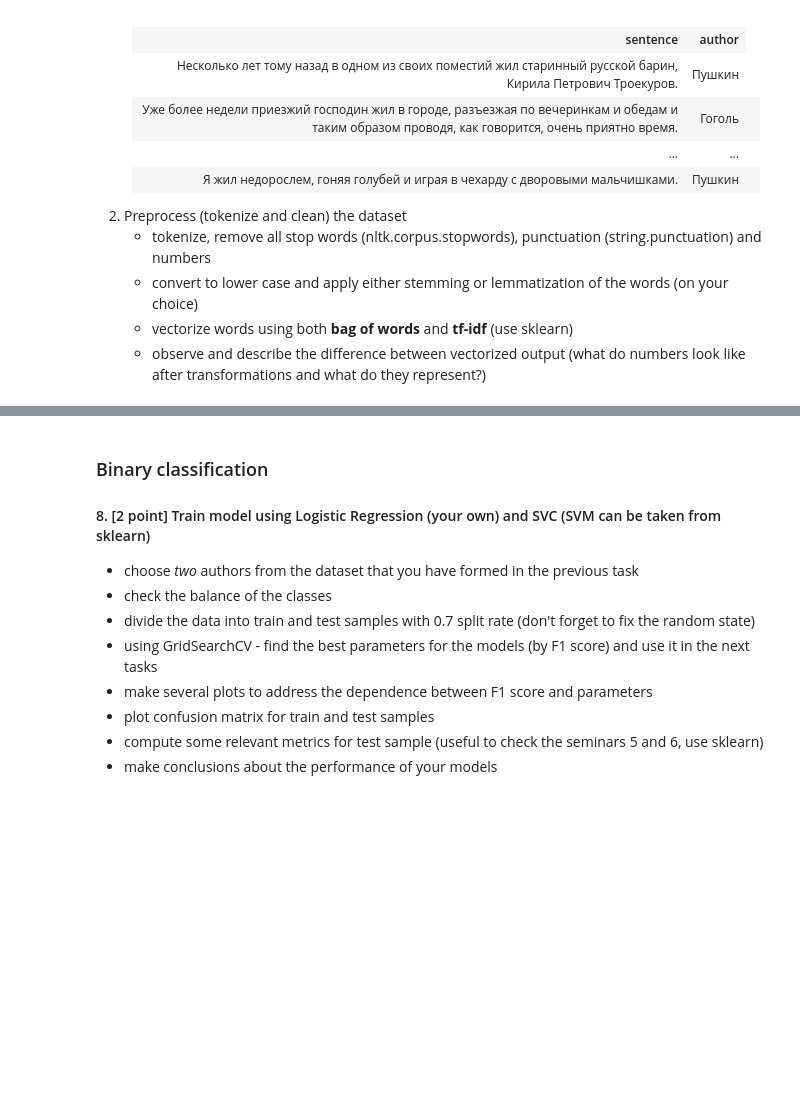
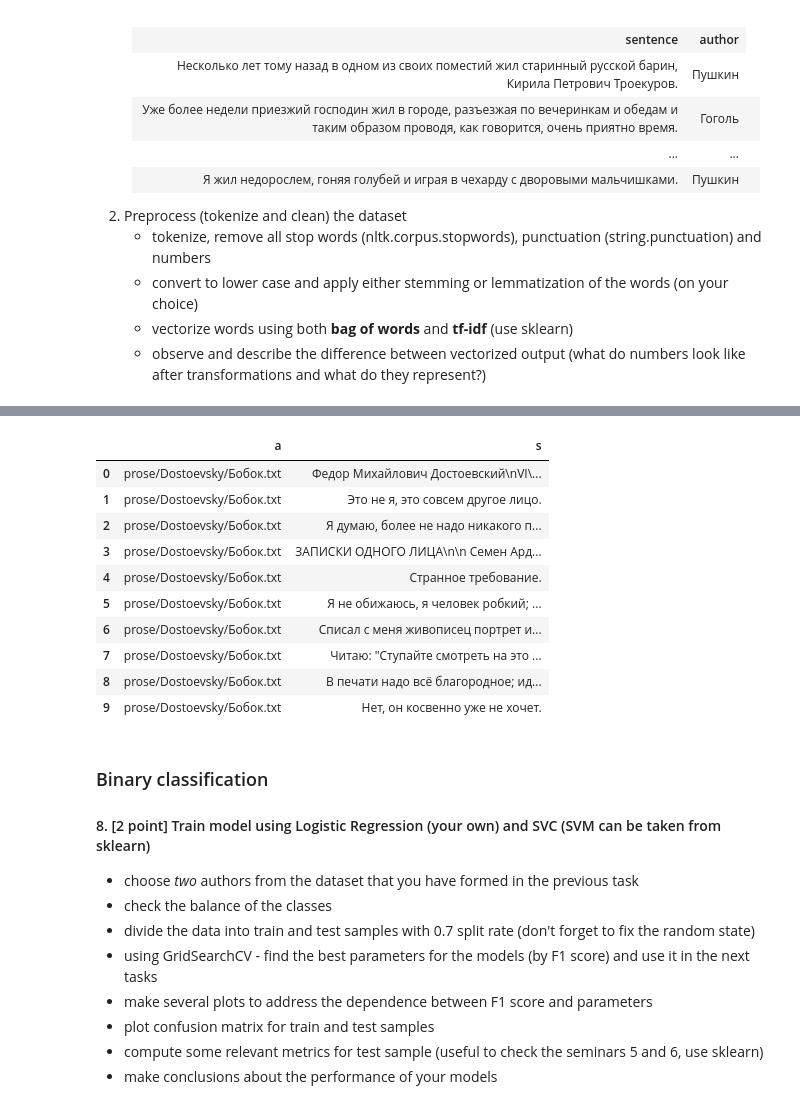
Before and after one commit to shmelzz/data_analysis, a Jupyter notebook: hw3/ml_hw3_Shelemekh_206.ipynb, the cells around one changed output, grey strips where cells are left out. Cells and saved outputs as stored; diff of their text form; code cells hidden in the pictures; blank space fills up the shorter version.

```diff
--- a/hw3/ml_hw3_Shelemekh_206.ipynb
+++ b/hw3/ml_hw3_Shelemekh_206.ipynb
@@ -216,3 +229,39 @@ We are going to form a dataset that we will use in the following tasks for binar
+# %%
+# 1
+# split into sentences
+
+# FIX: ...
+def split_sent(text):
+    sentences = np.array(nltk.sent_tokenize(text, language="russian"))
+    return sentences
+# %%
+def create_data_frame_from_text(text_path):
+    with open(text_path) as f:
+        content = f.read()
+    sentences = np.array(split_sent(content))
+    author = np.full(sentences.shape[0], text_path)
+    data = pd.DataFrame({'a': author, 's': sentences})
+    return data
+# %%
+import glob
+# get all paths for texts
+texts = glob.glob("prose/*/*.txt")
+# for path in texts:
+
+data = create_data_frame_from_text(texts[0])
+data.head(10)
+# %% [output]
+|  | a | s |
+| 0 | prose/Dostoevsky/Бобок.txt | Федор Михайлович Достоевский\nVI\... |
+| 1 | prose/Dostoevsky/Бобок.txt | Это не я, это совсем другое лицо. |
+| 2 | prose/Dostoevsky/Бобок.txt | Я думаю, более не надо никакого п... |
+| 3 | prose/Dostoevsky/Бобок.txt | ЗАПИСКИ ОДНОГО ЛИЦА\n\n Семен Ард... |
+| 4 | prose/Dostoevsky/Бобок.txt | Странное требование. |
+| 5 | prose/Dostoevsky/Бобок.txt | Я не обижаюсь, я человек робкий; ... |
+| 6 | prose/Dostoevsky/Бобок.txt | Списал с меня живописец портрет и... |
+| 7 | prose/Dostoevsky/Бобок.txt | Читаю: "Ступайте смотреть на это ... |
+| 8 | prose/Dostoevsky/Бобок.txt | В печати надо всё благородное; ид... |
+| 9 | prose/Dostoevsky/Бобок.txt | Нет, он косвенно уже не хочет. |
 # %% [markdown]
 ###  Binary classification
 
```
Also changed, not shown: parts of 4 cells of this notebook.
